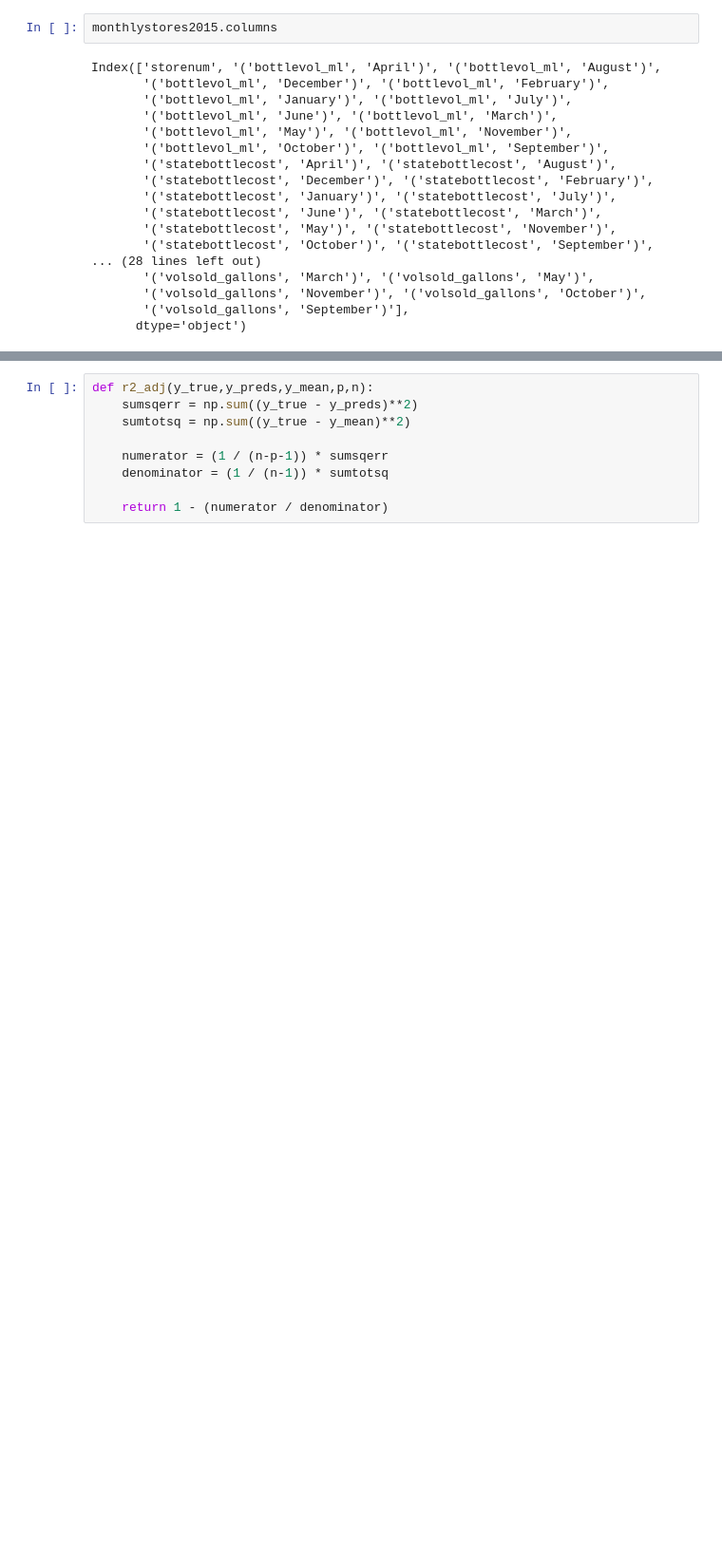
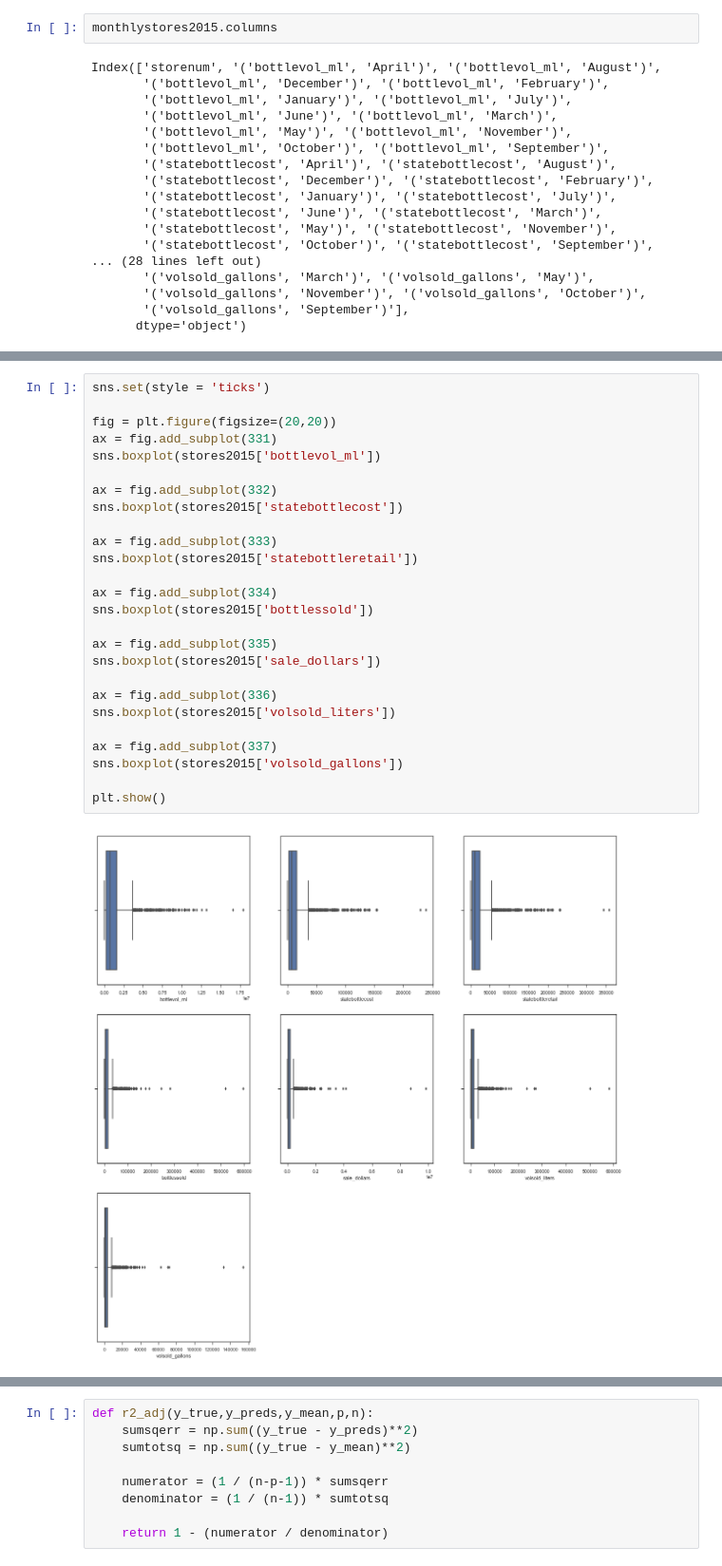
Before and after one commit to mjschillawski/Liquor-Sales-Linear-Regression, a Jupyter notebook: code/2016 Iowa Liquor Sales Projections.ipynb, the cells around one changed output, grey strips where cells are left out. Shown at 95% size. Saved outputs shown, nothing was run; the diff lists cells and outputs as text; blank space fills up the shorter version.

```diff
--- a/code/2016 Iowa Liquor Sales Projections.ipynb
+++ b/code/2016 Iowa Liquor Sales Projections.ipynb
@@ -538,0 +597,28 @@ r2_2015
+# %%
+sns.set(style = 'ticks')
+
+fig = plt.figure(figsize=(20,20))
+ax = fig.add_subplot(331)
+sns.boxplot(stores2015['bottlevol_ml'])
+
+ax = fig.add_subplot(332)
+sns.boxplot(stores2015['statebottlecost'])
+
+ax = fig.add_subplot(333)
+sns.boxplot(stores2015['statebottleretail'])
+
+ax = fig.add_subplot(334)
+sns.boxplot(stores2015['bottlessold'])
+
+ax = fig.add_subplot(335)
+sns.boxplot(stores2015['sale_dollars'])
+
+ax = fig.add_subplot(336)
+sns.boxplot(stores2015['volsold_liters'])
+
+ax = fig.add_subplot(337)
+sns.boxplot(stores2015['volsold_gallons'])
+
+plt.show()
+# %% [output]
+[figure, added]
```
Also changed, not shown: parts of 249 cells of this notebook, 3 other files.
